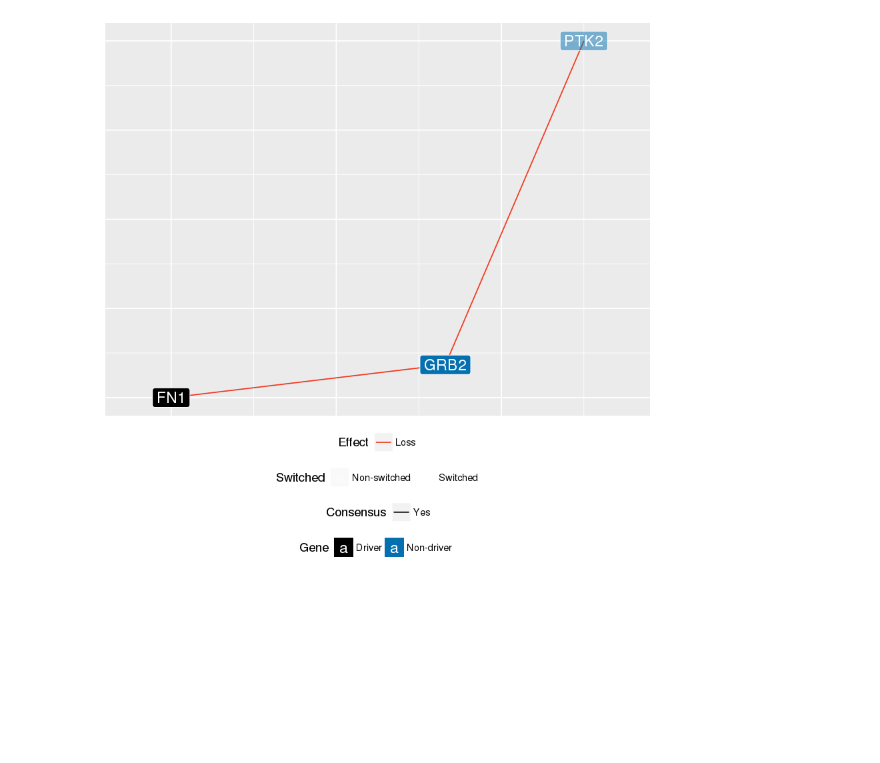
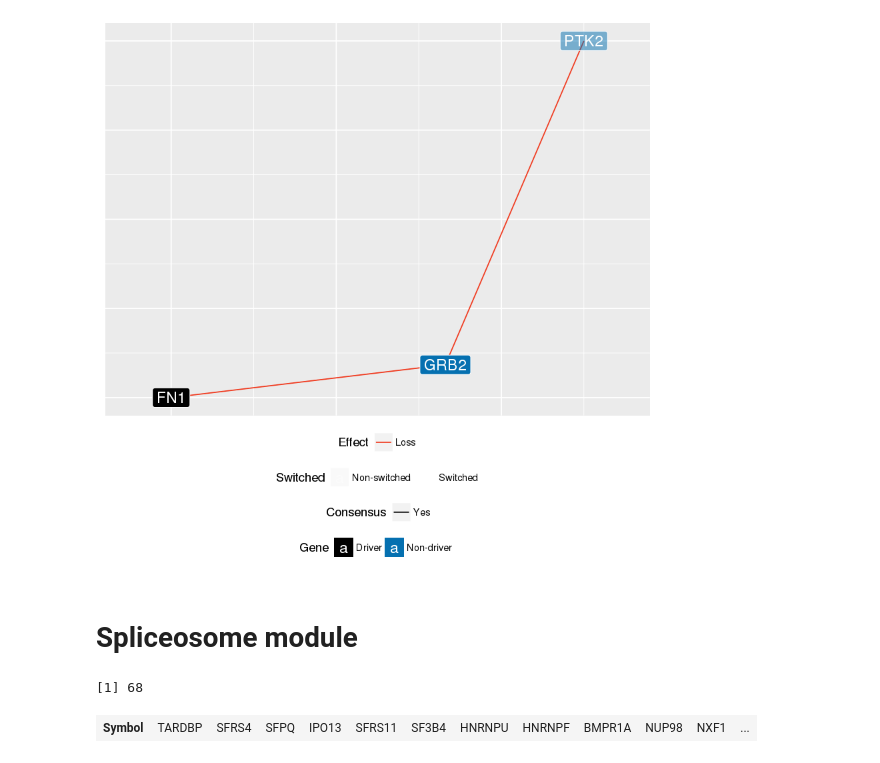
Before and after one commit to hclimente/smartas, a Jupyter notebook: structural_analysis/ppi_interesting_neighborhoods.ipynb, the cells around one changed output. Drawn from its saved outputs; the diff is of its cells as text; code cells hidden in the pictures; blank space fills up the shorter version.

```diff
--- a/structural_analysis/ppi_interesting_neighborhoods.ipynb
+++ b/structural_analysis/ppi_interesting_neighborhoods.ipynb
@@ -770,3 +771,37 @@ if(any((ppi.filt %>% filter(partnerGeneId %in% KEGG_FOCAL_ADHESION) %>% select(T
 }
 # %% [output]
 [figure]
+# %% [markdown]
+# Spliceosome module
+# %%
+SPLICEOSOME <- c("CNBP","IPO13","RSL1D1","HNRNPU","HNRNPF","UBE2E3","DHX15","NHP2L1","RBM39",
+             "RBMX","RBM11","TARDBP","EEF1A1","EEF1D","DDX5","PABPC1","UBE2E1","SFRS6",
+             "HNRNPD","CHD1","RBM7","SYNCRIP","EEF1A2","PSPC1","SFRS11","HNRNPR","MAPK9",
+             "CLK3","RNF167","GAS7","SUMO1","HNRNPA1","SF1","RBM25","SFRS4","MYB","BMPR1A",
+             "TRA2B","HNRNPC","RBMS2","SFRS7","RPL31","WBP4","SFRS13A","PTBP1","HNRNPM",
+             "SNRNP70","SNRPA","EWSR1","TDRD3","RNPS1","SFRS1","ZMYND11","NUDT21","CDK11B",
+             "VARS","BTRC","CPSF6","ELAVL1","NXT1","PRPF8","NUP98","PRPF4","SFRS3","NXF1","SAE1",
+             "RBM41","HNRNPA0","SUMO2","SFRS9","SF3B4","YBX1","SRPK1","RAN","HNRPDL","MKI67IP","THOC4",
+             "TCERG1","U2AF2","EIF4H","FBL","MAGOH","HNRNPH1","SFPQ","SUMO3","SFRS5","TNPO1","NUP133",
+             "UBA2","FUS","HNRNPA3","DDX17","SFRS2","PUF60","IPO11","THRA","HNRNPA2B1","PCBP1","SF3B1",
+             "UBE2I","CDK19","EIF6","TNPO3","SNRPD2","CIRBP","TRA2A","RBBP6","NONO","TNPO2","SF3B2",
+             "DUSP11","U2AF1","SF3B14","SFRS12","NUTF2","KPNA3","SNRPB2","KHDRBS2")
+SPLICEOSOME <- id2symbol %>%
+    filter(Symbol %in% SPLICEOSOME) %>%
+    .$GeneId
+
+# genes with a switch in the pathway
+switches %>%
+    filter(GeneId %in% SPLICEOSOME) %>%
+    select(GeneId) %>%
+    unique %>%
+    nrow
+
+switches %>%
+    filter(GeneId %in% SPLICEOSOME) %>%
+    select(Symbol) %>%
+    unique %>%
+    t
+# %% [output]
+[1] 68
+| Symbol | TARDBP | SFRS4 | SFPQ | IPO13 | SFRS11 | SF3B4 | HNRNPU | HNRNPF | BMPR1A | NUP98 | NXF1 | ... |
```
Also changed, not shown: parts of 9 cells of this notebook.
